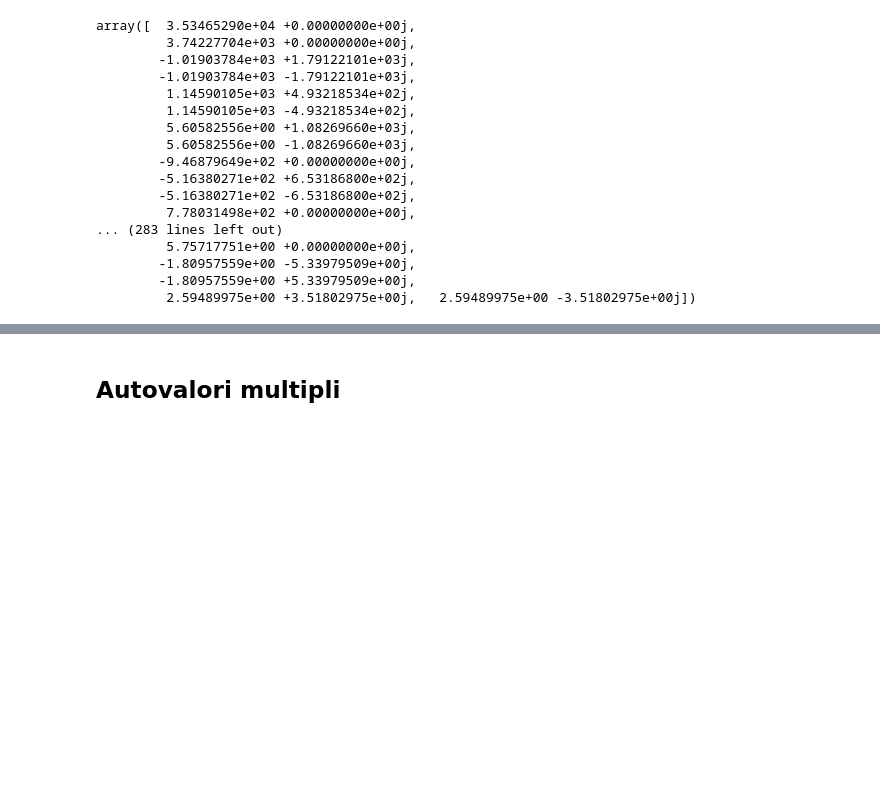
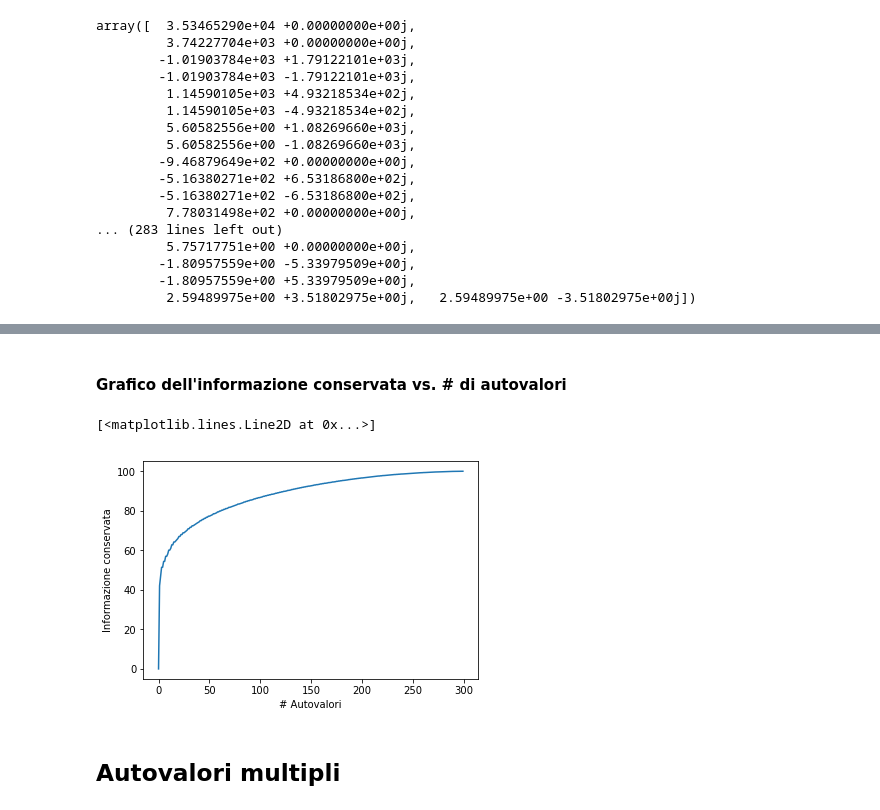
Before and after one commit to alessandrolondei/autovalori_e_autovettori, a Jupyter notebook: Eig_es4.ipynb, the cells around one changed output, grey strips where cells are left out. Saved outputs shown, nothing was run; the diff lists cells and outputs as text; code cells hidden in the pictures; blank space fills up the shorter version.

```diff
--- a/Eig_es4.ipynb
+++ b/Eig_es4.ipynb
@@ -227,3 +258,16 @@ plt.imshow(imgr,cmap='gray')
+# %% [markdown]
+#### Grafico dell'informazione conservata vs. # di autovalori
+# %%
+inf = []
+for n in range(300):
+    imgr, red = reduce_img(V,ls,n)
+    inf.append(red)
+plt.xlabel('# Autovalori')
+plt.ylabel('Informazione conservata')
+plt.plot(range(300),inf)
+# %% [output]
+[<matplotlib.lines.Line2D at 0x...>]
+[figure, added]
 # %% [markdown]
 ## Autovalori multipli
 # %% [markdown]
```
Also changed, not shown: parts of 9 cells of this notebook.
